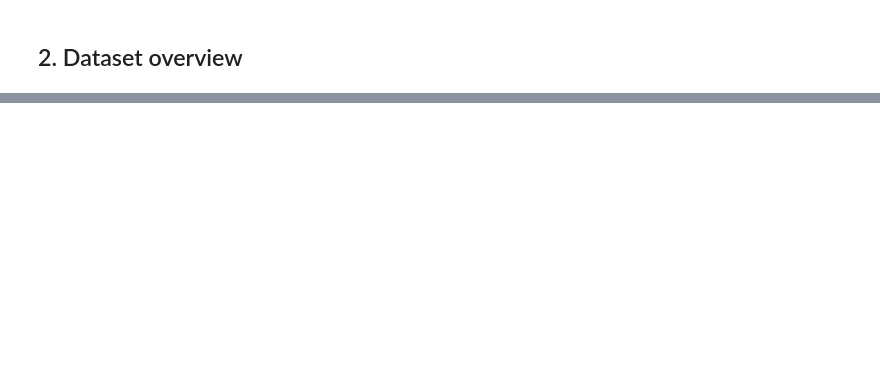
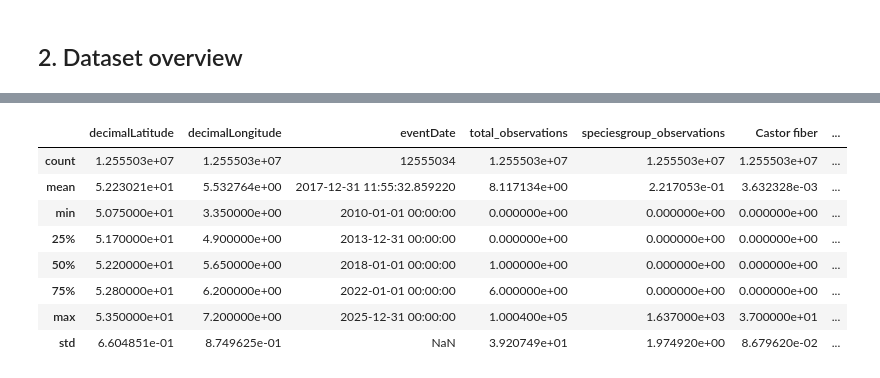
Before and after one commit to Shifu-boop/DSAI-Check-in-1, a Jupyter notebook: Check-in-1/Checkin-1.ipynb, the cells around one changed output, grey strips where cells are left out. Drawn from its saved outputs; the diff is of its cells as text; code cells hidden in the pictures; blank space fills up the shorter version.

```diff
--- a/Check-in-1/Checkin-1.ipynb
+++ b/Check-in-1/Checkin-1.ipynb
@@ -605,0 +205,12 @@ We will move from this sampled baseline to the full dataset using more scalable
+# %%
+df.describe()
+# %% [output]
+|  | decimalLatitude | decimalLongitude | eventDate | total_observations | speciesgroup_observations | Castor fiber | ... |
+| count | 1.255503e+07 | 1.255503e+07 | 12555034 | 1.255503e+07 | 1.255503e+07 | 1.255503e+07 | ... |
+| mean | 5.223021e+01 | 5.532764e+00 | 2017-12-31 11:55:32.859220 | 8.117134e+00 | 2.217053e-01 | 3.632328e-03 | ... |
+| min | 5.075000e+01 | 3.350000e+00 | 2010-01-01 00:00:00 | 0.000000e+00 | 0.000000e+00 | 0.000000e+00 | ... |
+| 25% | 5.170000e+01 | 4.900000e+00 | 2013-12-31 00:00:00 | 0.000000e+00 | 0.000000e+00 | 0.000000e+00 | ... |
+| 50% | 5.220000e+01 | 5.650000e+00 | 2018-01-01 00:00:00 | 1.000000e+00 | 0.000000e+00 | 0.000000e+00 | ... |
+| 75% | 5.280000e+01 | 6.200000e+00 | 2022-01-01 00:00:00 | 6.000000e+00 | 0.000000e+00 | 0.000000e+00 | ... |
+| max | 5.350000e+01 | 7.200000e+00 | 2025-12-31 00:00:00 | 1.000400e+05 | 1.637000e+03 | 3.700000e+01 | ... |
+| std | 6.604851e-01 | 8.749625e-01 | NaN | 3.920749e+01 | 1.974920e+00 | 8.679620e-02 | ... |
```
Also changed, not shown: parts of 65 cells of this notebook.
